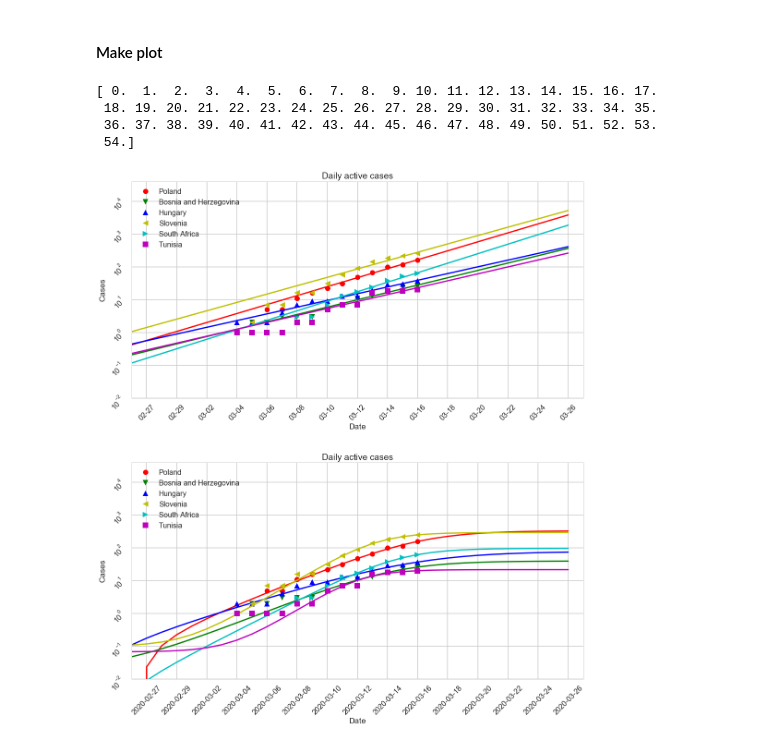
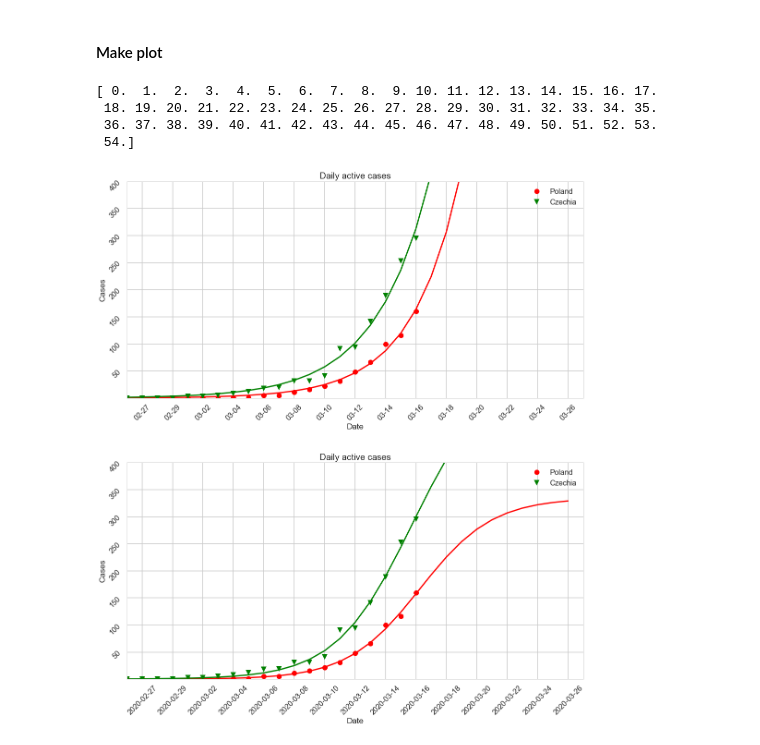
Before and after one commit to maciejj/corona_plot, a Jupyter notebook: predictions_active_cases_by_country.ipynb, the cells around one changed output. Drawn from its saved outputs; the diff is of its cells as text; code cells hidden in the pictures.

```diff
--- a/predictions_active_cases_by_country.ipynb
+++ b/predictions_active_cases_by_country.ipynb
@@ -96,10 +96,11 @@ def sigmoid(x, L , k, b, x0):
 # %% [markdown]
 #### Choose countries to plot (separate by ";" )
 # %%
-countries_to_plot="Germany;France;Poland;Italy;Korea, South;United Kingdom".split(";")
+#countries_to_plot="Germany;France;Poland;Italy;Korea, South;United Kingdom".split(";")
+#countries_to_plot="Germany;France;Poland;Italy;United Kingdom".split(";")
 #countries_to_plot="China".split(";")
-countries_to_plot="Sweden;US;Czechia;Poland;France".split(";")
-#countries_to_plot="Poland;Germany".split(";")
+#countries_to_plot="Sweden;US;Czechia;Poland;France".split(";")
+countries_to_plot="Poland;Czechia".split(";")
 
 
 #countries_to_plot=['Poland', 'Bosnia and Herzegovina', 'Hungary', 'Slovenia', 'South Africa', 'Tunisia']
@@ -155,33 +156,33 @@ for country, fit, country_name in zip(countries, sig_fits, countries_to_plot):
     col=next(color)
     ax2.plot(dates, country, marker=next(marker), linestyle='', label=country_name, color=col)
     ax2.plot(mdates.num2date(dates_num_extrapolate+dates_start), fit, color=col)
 
 ## Set title and labels for axes
 ax2.set(xlabel="Date",
        ylabel="Cases",
        title="Daily active cases")
 
 ## Define the date format
 for axis in [ax,ax2]:
     tick_spacing=2
     axis.xaxis.set_major_locator(ticker.MultipleLocator(tick_spacing))
     axis.tick_params(labelrotation=45)
 
 
     date_form = DateFormatter("%m-%d")
     ax.xaxis.set_major_formatter(date_form)
     ## axes limits
     axis.set_xlim([datetime.date(2020, 2, 26), datetime.date.today() + datetime.timedelta(days=days_to_extrapolate)])# datetime.date(2020, 3, 15)])
-    axis.set_ylim([10**-2,40000])
+    axis.set_ylim([10**-1,400])
     axis.legend()
 
-    axis.set_yscale("log")
+    #axis.set_yscale("log")
 
 fig.tight_layout(pad=5.0)
 plt.show()
 # %% [output]
 [ 0.  1.  2.  3.  4.  5.  6.  7.  8.  9. 10. 11. 12. 13. 14. 15. 16. 17.
  18. 19. 20. 21. 22. 23. 24. 25. 26. 27. 28. 29. 30. 31. 32. 33. 34. 35.
  36. 37. 38. 39. 40. 41. 42. 43. 44. 45. 46. 47. 48. 49. 50. 51. 52. 53.
  54.]
-[figure, old version]
+[figure, new version]
```
Also changed, not shown: 6 other files.
